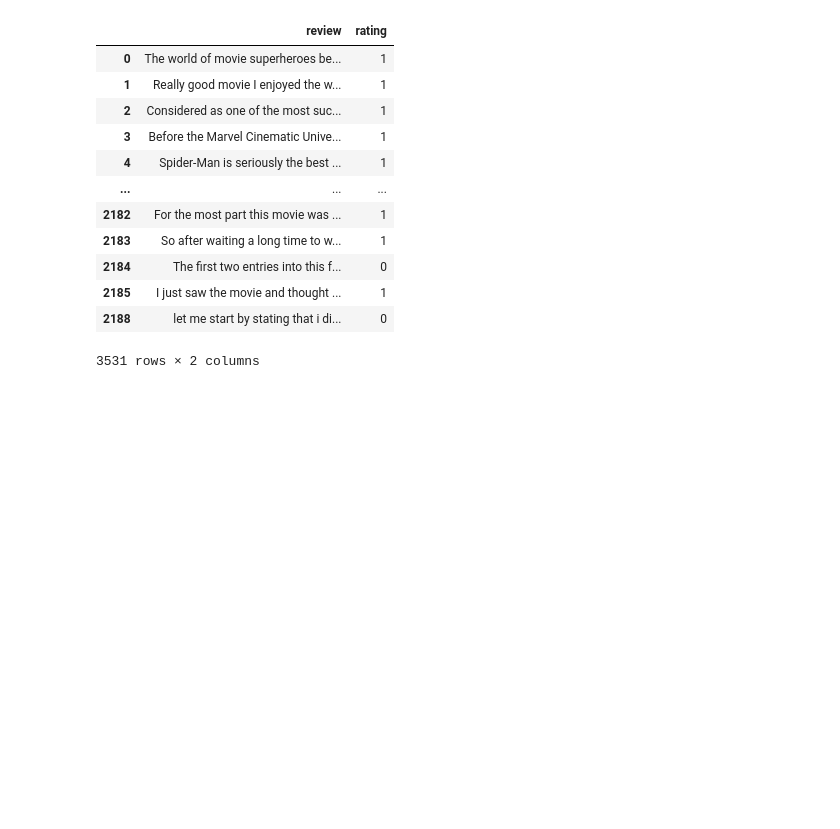
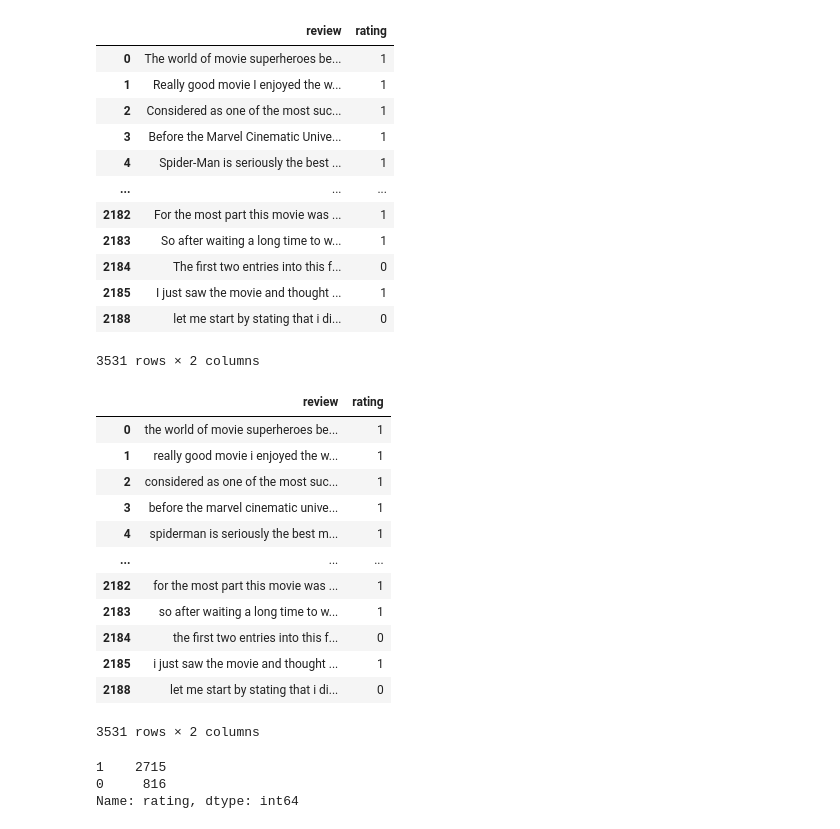
Before and after one commit to MorrowCarmody/NLP-final, a Jupyter notebook: NLP-final-MCARMODY.ipynb, the cells around one changed output. Drawn from its saved outputs; the diff is of its cells as text; code cells hidden in the pictures; blank space fills up the shorter version.

```diff
--- a/NLP-final-MCARMODY.ipynb
+++ b/NLP-final-MCARMODY.ipynb
@@ -124,3 +152,40 @@ df
 | 2185 | I just saw the movie and thought ... | 1 |
 | 2188 | let me start by stating that i di... | 0 |
 3531 rows × 2 columns
+# %%
+# Clean the data, convert to lowercase
+df['review'] = df['review'].str.lower()
+
+# Define function for removing special characters
+def remove_special_characters(text, remove_digits=True):
+    text=re.sub(r'[^a-zA-z0-9\s]','',text)
+    return text
+
+df['review'] = df['review'].apply(lambda x:''.join([i for i in x if i not in string.punctuation]))
+
+# Apply function on review column
+df['review']=df['review'].apply(remove_special_characters)
+
+# Inspect results
+df
+# %% [output]
+|  | review | rating |
+| 0 | the world of movie superheroes be... | 1 |
+| 1 | really good movie i enjoyed the w... | 1 |
+| 2 | considered as one of the most suc... | 1 |
+| 3 | before the marvel cinematic unive... | 1 |
+| 4 | spiderman is seriously the best m... | 1 |
+| ... | ... | ... |
+| 2182 | for the most part this movie was ... | 1 |
+| 2183 | so after waiting a long time to w... | 1 |
+| 2184 | the first two entries into this f... | 0 |
+| 2185 | i just saw the movie and thought ... | 1 |
+| 2188 | let me start by stating that i di... | 0 |
+3531 rows × 2 columns
+# %%
+# Inspect positive and negative counts
+df['rating'].value_counts()
+# %% [output]
+1    2715
+0     816
+Name: rating, dtype: int64
```
Also changed, not shown: parts of 17 cells of this notebook.
